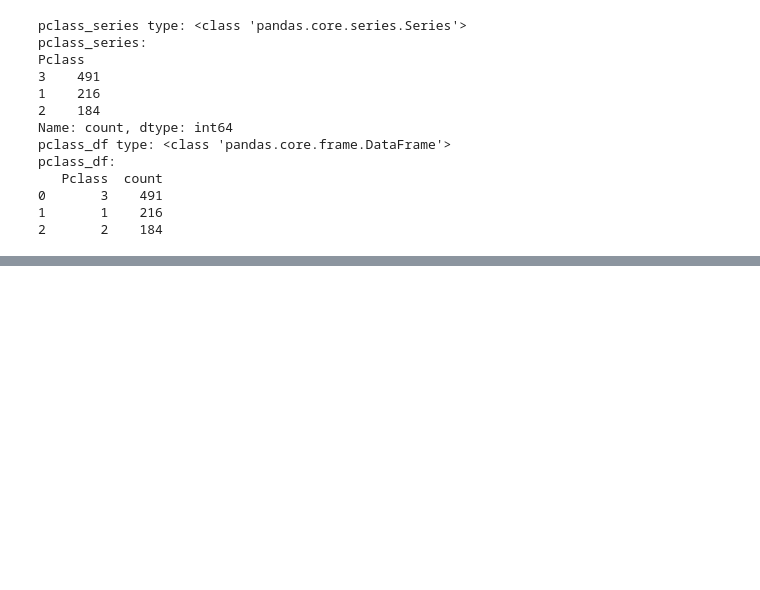
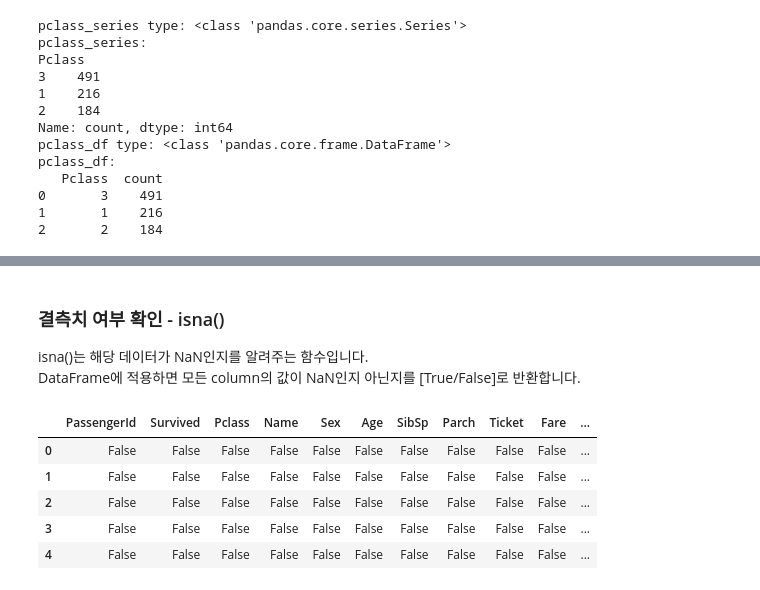
Before and after one commit to Yuventius-Choi/Python_ML, a Jupyter notebook: 01_파이썬 기반의 머신러닝과 생태계 이해/04_pandas.ipynb, the cells around one changed output, grey strips where cells are left out. Cells and saved outputs as stored; diff of their text form; code cells hidden in the pictures; blank space fills up the shorter version.

```diff
--- a/01_파이썬 기반의 머신러닝과 생태계 이해/04_pandas.ipynb
+++ b/01_파이썬 기반의 머신러닝과 생태계 이해/04_pandas.ipynb
@@ -513,0 +910,14 @@ pclass_df:
+# %% [markdown]
+### 결측치 여부 확인 - isna()
+
+isna()는 해당 데이터가 NaN인지를 알려주는 함수입니다.<br>
+DataFrame에 적용하면 모든 column의 값이 NaN인지 아닌지를 [True/False]로 반환합니다.
+# %%
+titanic_cp_df.isna().head()
+# %% [output]
+|  | PassengerId | Survived | Pclass | Name | Sex | Age | SibSp | Parch | Ticket | Fare | ... |
+| 0 | False | False | False | False | False | False | False | False | False | False | ... |
+| 1 | False | False | False | False | False | False | False | False | False | False | ... |
+| 2 | False | False | False | False | False | False | False | False | False | False | ... |
+| 3 | False | False | False | False | False | False | False | False | False | False | ... |
+| 4 | False | False | False | False | False | False | False | False | False | False | ... |
```
Also changed, not shown: parts of 64 cells of this notebook.
